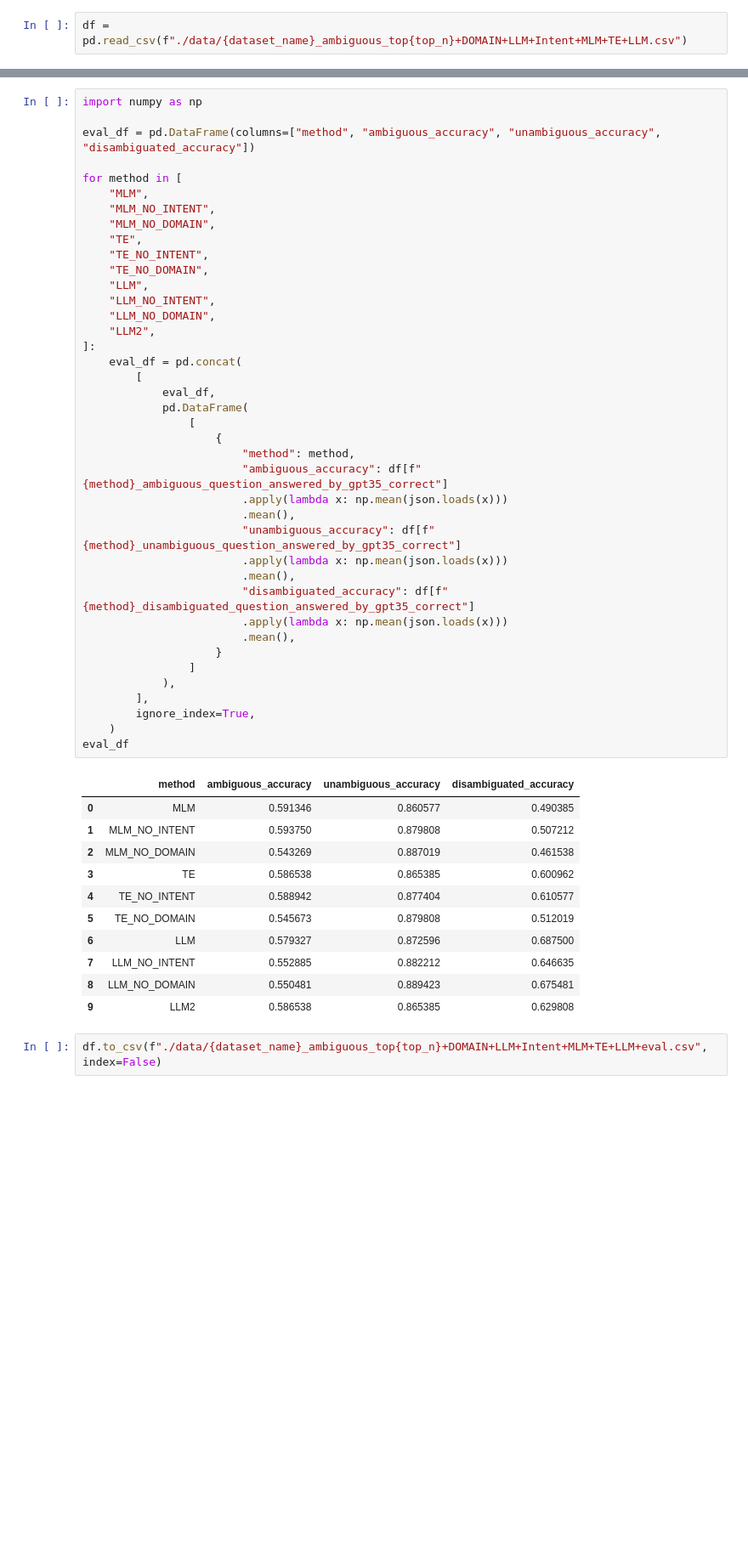
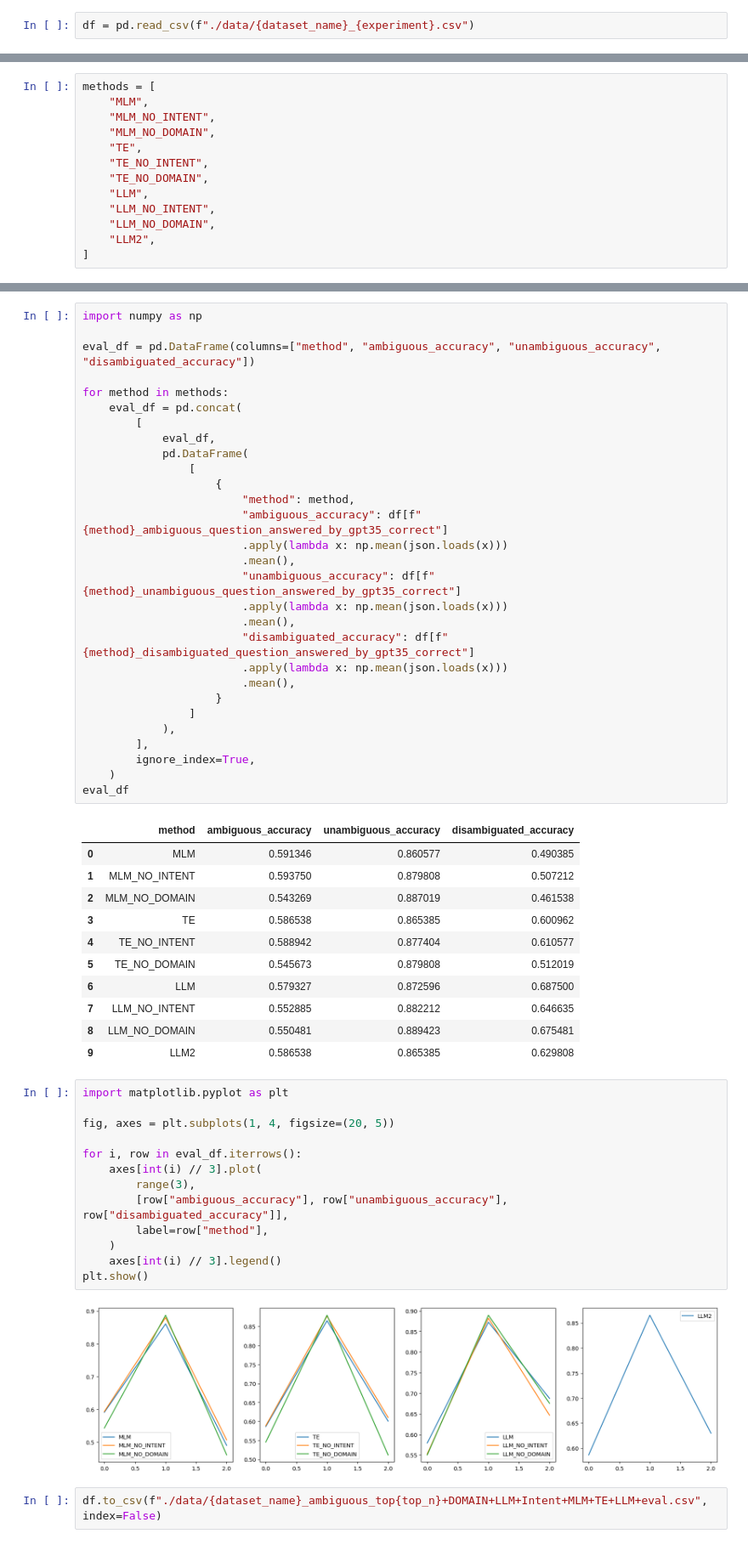
Before and after one commit to darktheorys/smartrag, a Jupyter notebook: notebooks/Scoring_and_Comparison.ipynb, the cells around one changed output, grey strips where cells are left out. Shown at 85% size. Drawn from its saved outputs; the diff is of its cells as text; blank space fills up the shorter version.

```diff
--- a/notebooks/Scoring_and_Comparison.ipynb
+++ b/notebooks/Scoring_and_Comparison.ipynb
@@ -22,5 +26,5 @@ domain = None
 # %%
-df = pd.read_csv(f"./data/{dataset_name}_ambiguous_top{top_n}+DOMAIN+LLM+Intent+MLM+TE+LLM.csv")
+df = pd.read_csv(f"./data/{dataset_name}_{experiment}.csv")
 # %%
 lm1 = RunnableLambda(lambda x: chain_answer.invoke(x["amb"]))
 lm2 = RunnableLambda(lambda x: chain_answer.invoke(x["unamb"]))
@@ -63,0 +33,13 @@ Index(['qtype', 'question', 'answer', 'possible_ambiguities',
+# %%
+methods = [
+    "MLM",
+    "MLM_NO_INTENT",
+    "MLM_NO_DOMAIN",
+    "TE",
+    "TE_NO_INTENT",
+    "TE_NO_DOMAIN",
+    "LLM",
+    "LLM_NO_INTENT",
+    "LLM_NO_DOMAIN",
+    "LLM2",
+]
@@ -176,18 +145,7 @@ import numpy as np
 
 eval_df = pd.DataFrame(columns=["method", "ambiguous_accuracy", "unambiguous_accuracy", "disambiguated_accuracy"])
 
-for method in [
-    "MLM",
-    "MLM_NO_INTENT",
-    "MLM_NO_DOMAIN",
-    "TE",
-    "TE_NO_INTENT",
-    "TE_NO_DOMAIN",
-    "LLM",
-    "LLM_NO_INTENT",
-    "LLM_NO_DOMAIN",
-    "LLM2",
-]:
+for method in methods:
     eval_df = pd.concat(
         [
             eval_df,
@@ -223,5 +181,20 @@ eval_df
 | 7 | LLM_NO_INTENT | 0.552885 | 0.882212 | 0.646635 |
 | 8 | LLM_NO_DOMAIN | 0.550481 | 0.889423 | 0.675481 |
 | 9 | LLM2 | 0.586538 | 0.865385 | 0.629808 |
+# %%
+import matplotlib.pyplot as plt
+
+fig, axes = plt.subplots(1, 4, figsize=(20, 5))
+
+for i, row in eval_df.iterrows():
+    axes[int(i) // 3].plot(
+        range(3),
+        [row["ambiguous_accuracy"], row["unambiguous_accuracy"], row["disambiguated_accuracy"]],
+        label=row["method"],
+    )
+    axes[int(i) // 3].legend()
+plt.show()
+# %% [output]
+[figure, added]
 # %%
 df.to_csv(f"./data/{dataset_name}_ambiguous_top{top_n}+DOMAIN+LLM+Intent+MLM+TE+LLM+eval.csv", index=False)
```
Also changed, not shown: parts of 15 cells of this notebook, 11 other files.
